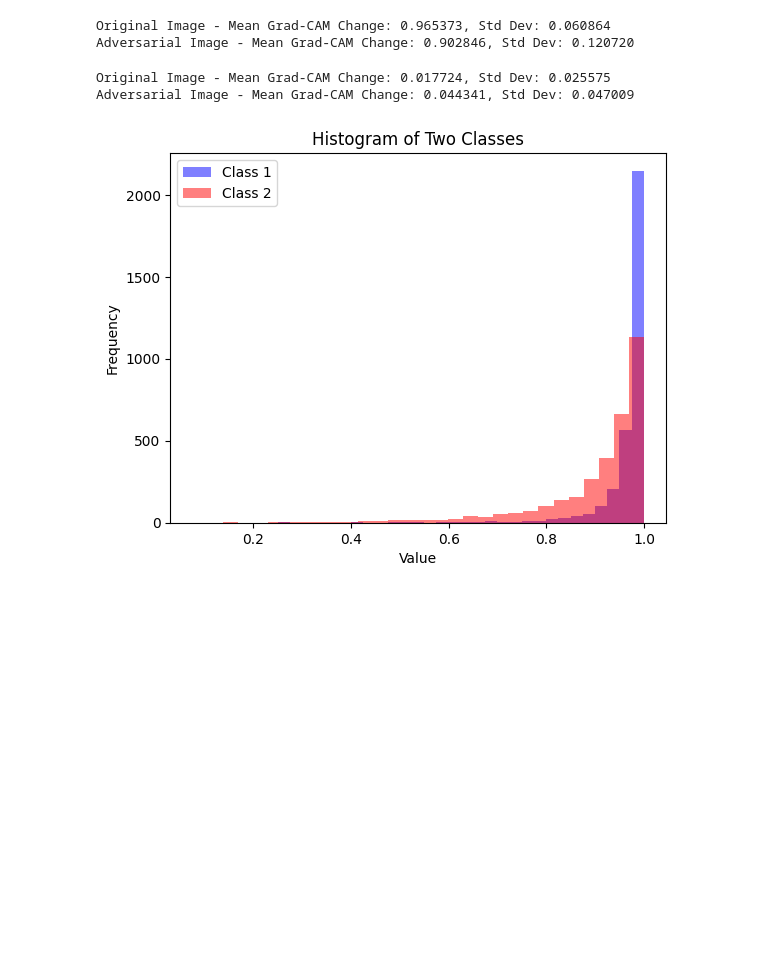
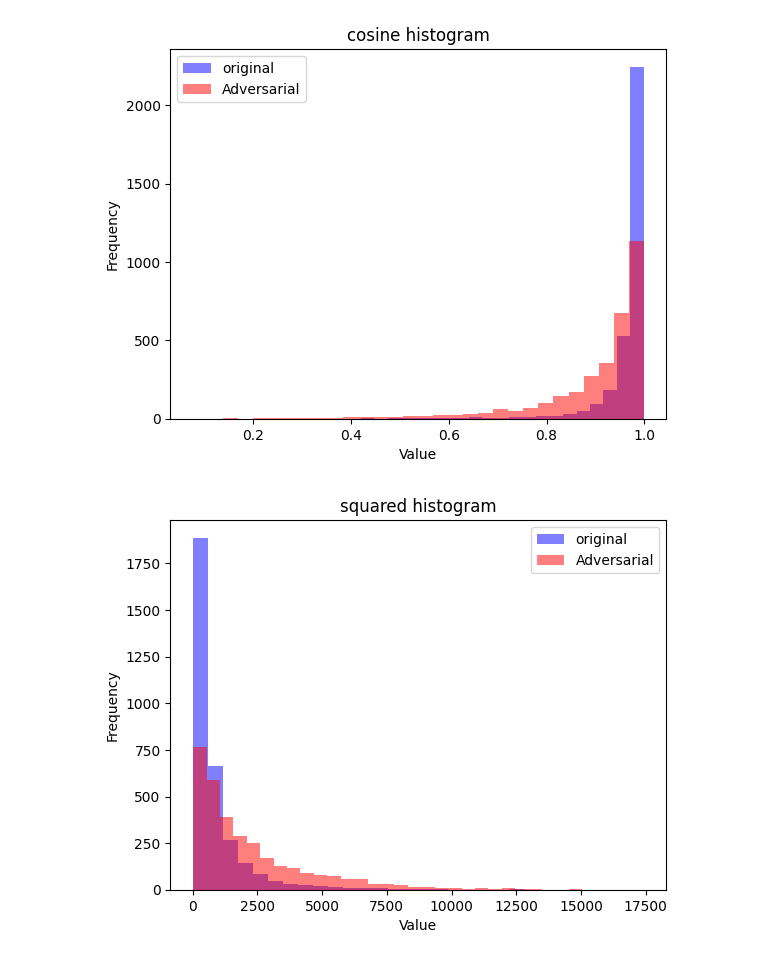
Before and after one commit to borszumirko/txai_final_project, a Jupyter notebook: plotting.ipynb, the cells around one changed output. Saved outputs shown, nothing was run; the diff lists cells and outputs as text; code cells hidden in the pictures; blank space fills up the shorter version.

Commit message:
Add results and plotting

```diff
--- a/plotting.ipynb
+++ b/plotting.ipynb
@@ -204,8 +5,7 @@ Adversarial Image - Mean Grad-CAM Change: 0.178023, Std Dev: 0.144379
 # %%
-orig = []
-adv = []
-
 def extract_last_two_numbers(file_path):
+    orig = []
+    adv = []
     with open(file_path, 'r') as file:
         for line in file:
             parts = line.strip().split(',')
@@ -213,52 +13,28 @@ def extract_last_two_numbers(file_path):
                 last_two = parts[-2:]  # Get the last two elements
                 orig.append(float(last_two[0]))
                 adv.append(float(last_two[1]))
-
-# Example usage
-extract_last_two_numbers("results_cosine.txt")
-orig = np.array(orig)
-adv = np.array(adv)
-
-print(f"Original Image - Mean Grad-CAM Change: {orig.mean():.6f}, Std Dev: {orig.std():.6f}")
-print(f"Adversarial Image - Mean Grad-CAM Change: {adv.mean():.6f}, Std Dev: {adv.std():.6f}")
+    return orig, adv
-# %% [output]
-Original Image - Mean Grad-CAM Change: 0.965373, Std Dev: 0.060864
-Adversarial Image - Mean Grad-CAM Change: 0.902846, Std Dev: 0.120720
-# %%
-orig_sqrd = []
-adv_sqrd = []
-
-def extract_last_two_numbers(file_path):
-    with open(file_path, 'r') as file:
-        for line in file:
-            parts = line.strip().split(',')
-            if len(parts) >= 2:
-                last_two = parts[-2:]  # Get the last two elements
-                orig_sqrd.append(float(last_two[0]))
-                adv_sqrd.append(float(last_two[1]))
-
-# Example usage
-extract_last_two_numbers("results.txt")
-orig_sqrd = np.array(orig_sqrd)
-adv_sqrd = np.array(adv_sqrd)
-
-print(f"Original Image - Mean Grad-CAM Change: {orig_sqrd.mean():.6f}, Std Dev: {orig_sqrd.std():.6f}")
-print(f"Adversarial Image - Mean Grad-CAM Change: {adv_sqrd.mean():.6f}, Std Dev: {adv_sqrd.std():.6f}")
-# %% [output]
-Original Image - Mean Grad-CAM Change: 0.017724, Std Dev: 0.025575
-Adversarial Image - Mean Grad-CAM Change: 0.044341, Std Dev: 0.047009
+# %%
+with open("config.json", "r") as f:
+    config = json.load(f)
 # %%
-# Plot histograms
-plt.hist(orig, bins=30, alpha=0.5, label="Class 1", color="blue")
-plt.hist(adv, bins=30, alpha=0.5, label="Class 2", color="red")
+res_dir = "results"
 
-# Labels and legend
-plt.xlabel("Value")
-plt.ylabel("Frequency")
-plt.title("Histogram of Two Classes")
-plt.legend()
+results_dict = {metric: {"orig": [], "adv": []} for metric in config["distance_metrics"]}
 
-# Show plot
-plt.show()
+
+for distance_metric in config["distance_metrics"]:
+    orig, adv = extract_last_two_numbers(f"{res_dir}/{distance_metric}.txt")
+    results_dict[distance_metric]["orig"] = orig
+    results_dict[distance_metric]["adv"] = adv
+    plt.figure()
+    plt.hist(orig, bins=30, alpha=0.5, label="original", color="blue")
+    plt.hist(adv, bins=30, alpha=0.5, label="Adversarial", color="red")
+    plt.xlabel("Value")
+    plt.ylabel("Frequency")
+    plt.title(f"{distance_metric} histogram")
+    plt.legend()
+    plt.show()
 # %% [output]
-[figure, old version]
+[figure, new version]
+[figure, added]
```
Also changed, not shown: parts of 13 cells of this notebook, 6 other files.
